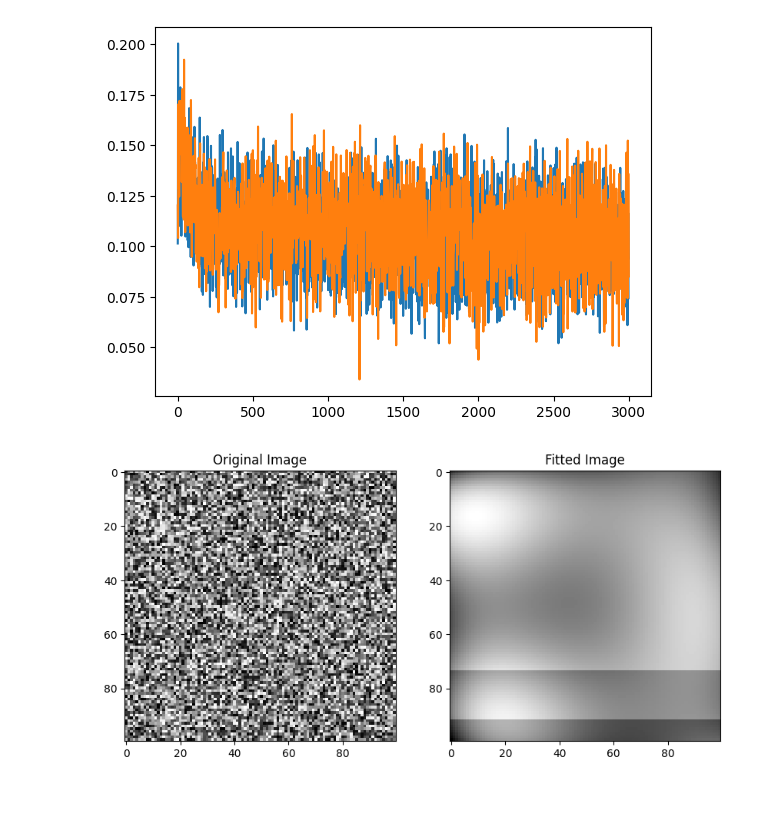
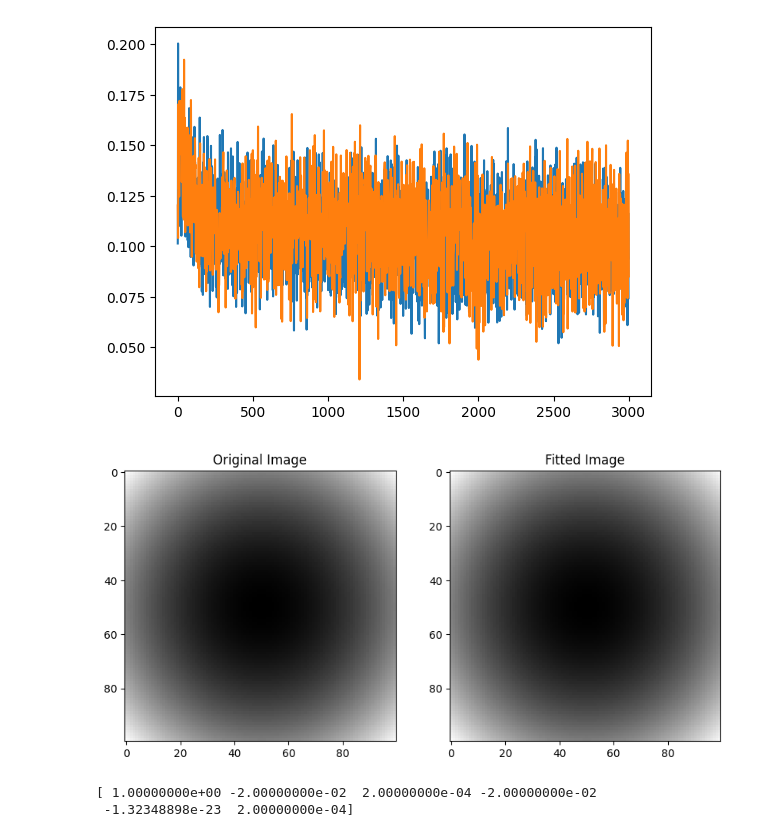
Before and after one commit to nick0413/Automated_AFM_analysis, a Jupyter notebook: test.ipynb, the cells around one changed output. Saved outputs shown, nothing was run; the diff lists cells and outputs as text; code cells hidden in the pictures; blank space fills up the shorter version.

```diff
--- a/test.ipynb
+++ b/test.ipynb
@@ -11,50 +11,65 @@ plt.plot(np.linspace(0,len(data1),len(data2)),data2)
 # %%
 import numpy as np
 from scipy.optimize import least_squares
 import matplotlib.pyplot as plt
 
 
 def fit_image_to_polynomial(image, degree):
-    # Step 1 & 2: Flatten the 2D array and generate meshgrid for coordinates
-    y, x = np.indices(image.shape)
-    x = x.flatten()
-    y = y.flatten()
-    z = image.flatten()  # Flatten the image array
+	# Step 1 & 2: Flatten the 2D array and generate meshgrid for coordinates
+	y, x = np.indices(image.shape)
+	x = x.flatten()
+	y = y.flatten()
+	z = image.flatten()  # Flatten the image array
 
-    # Polynomial model function
-    def poly_model(coeffs, x, y, degree, z=None):
-        idx = 0
-        model = np.zeros_like(x, dtype=np.float64)
-        for i in range(degree + 1):
-            for j in range(degree + 1 - i):
-                model += coeffs[idx] * (x ** i) * (y ** j)
-                idx += 1
-        return model - z if z is not None else model
+	# Polynomial model function
+	def poly_model(coeffs, x, y, degree, z=None):
+		idx = 0
+		model = np.zeros_like(x, dtype=np.float64)
+		for i in range(degree + 1):
+			for j in range(degree + 1 - i):
+				model += coeffs[idx] * (x ** i) * (y ** j)
+				idx += 1
+		return model - z if z is not None else model
 
-    # Number of coefficients for a given degree
-    def num_coeffs(degree):
-        return (degree + 1) * (degree + 2) // 2
+	# Number of coefficients for a given degree
+	def num_coeffs(degree):
+		return (degree + 1) * (degree + 2) // 2
 
-    # Step 4: Fit polynomial
-    initial_guess = np.zeros(num_coeffs(degree))
-    res = least_squares(poly_model, initial_guess, args=(x, y, degree, z))
+	# Step 4: Fit polynomial
+	initial_guess = np.zeros(num_coeffs(degree))
+	res = least_squares(poly_model, initial_guess, args=(x, y, degree, z))
 
-    # Step 5: Evaluate polynomial
-    fitted_image = poly_model(res.x, x, y, degree).reshape(image.shape)
+	# Step 5: Evaluate polynomial
+	fitted_image = poly_model(res.x, x, y, degree).reshape(image.shape)
 
-    return fitted_image
+	return fitted_image, res.x
+
+def create_paraboloid_image(height, width, scale=1):
+    # Generate x and y coordinates
+    y, x = np.ogrid[-height//2:height//2, -width//2:width//2]
+    # Calculate z values for the paraboloid
+    z = scale * (x**2 + y**2)
+    # Normalize z values to the range [0, 1] for imaging purposes
+    z_normalized = (z - z.min()) / (z.max() - z.min())
+    return z_normalized
 
 # Example usage
 image = np.random.rand(100, 100)  # Example 2D numpy array
-degree = 5  # Degree of the polynomial
-fitted_image = fit_image_to_polynomial(image, degree)
+degree = 2  # Degree of the polynomial
 
+height, width = 100, 100
+scale = 0.01
+paraboloid_image = create_paraboloid_image(height, width, scale)
+fitted_image, coeffs = fit_image_to_polynomial(paraboloid_image, degree)
 # Plot original and fitted image
 fig, ax = plt.subplots(1, 2, figsize=(10, 5))
-ax[0].imshow(image, cmap='gray')
+ax[0].imshow(paraboloid_image, cmap='gray')
 ax[0].set_title('Original Image')
 ax[1].imshow(fitted_image, cmap='gray')
 ax[1].set_title('Fitted Image')
 plt.show()
+print(coeffs)
 # %% [output]
-[figure, old version]
+[figure, new version]
+[ 1.00000000e+00 -2.00000000e-02  2.00000000e-04 -2.00000000e-02
+ -1.32348898e-23  2.00000000e-04]
```
Also changed, not shown: 1 other file.
